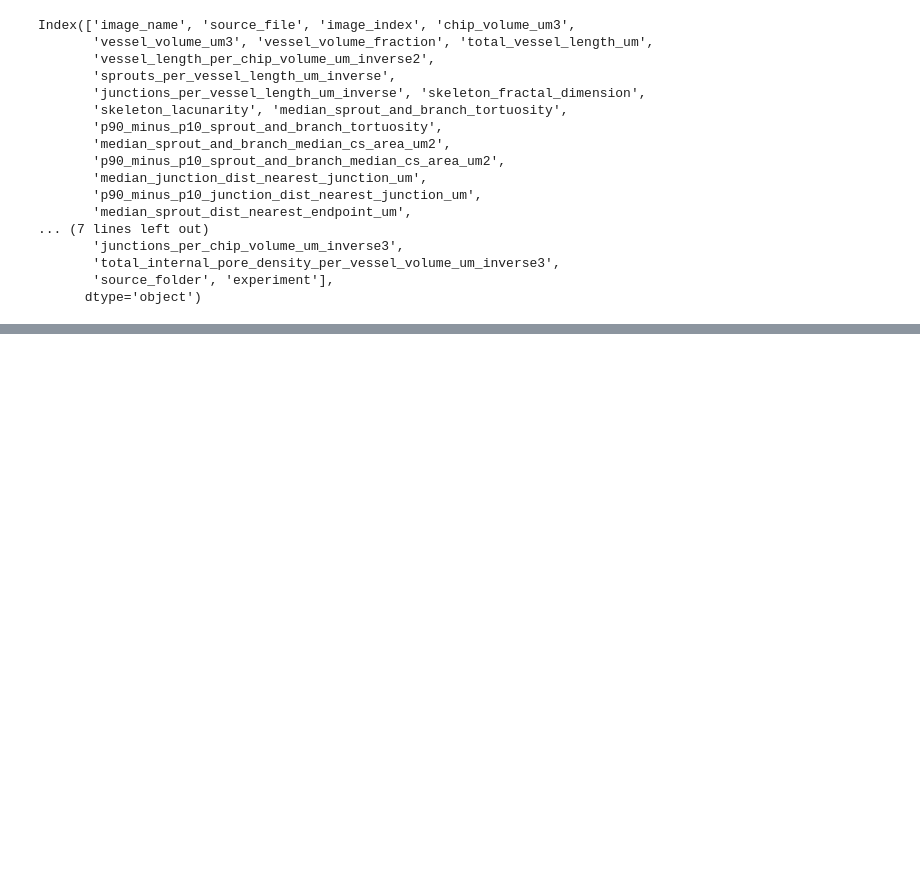
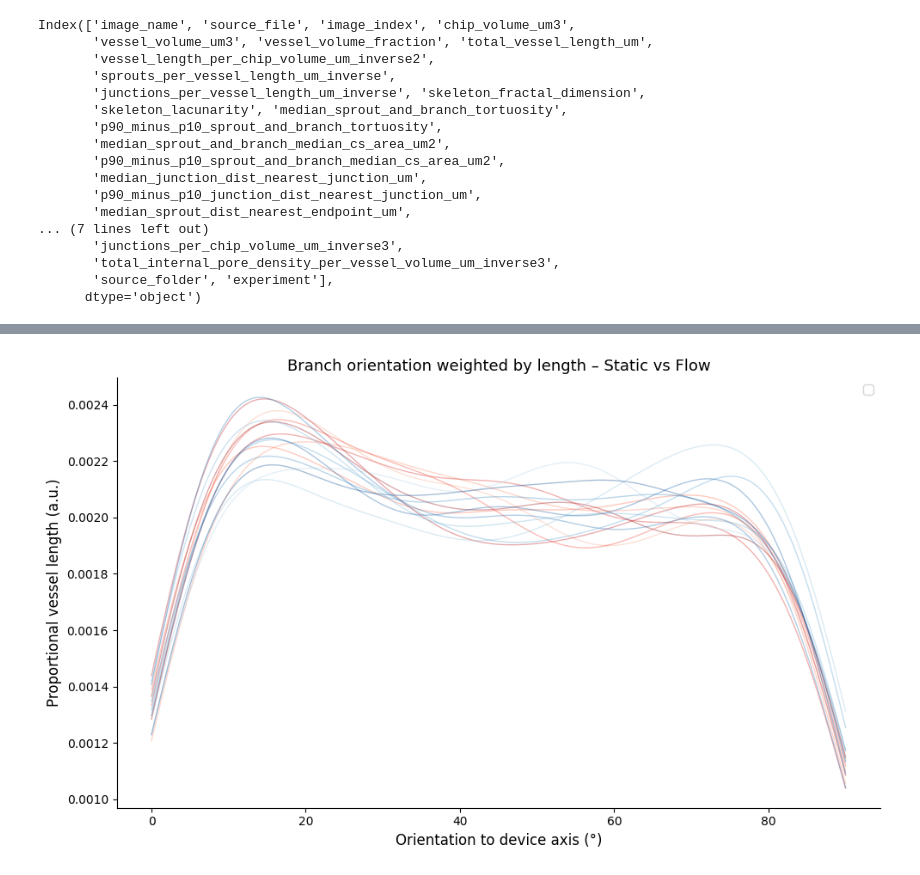
Before and after one commit to isobelth/vascumap, a Jupyter notebook: plotting_outputs.ipynb, the cells around one changed output, grey strips where cells are left out. Drawn from its saved outputs; the diff is of its cells as text; code cells hidden in the pictures; blank space fills up the shorter version.

```diff
--- a/plotting_outputs.ipynb
+++ b/plotting_outputs.ipynb
@@ -150,0 +233,3 @@ Index(['image_name', 'source_file', 'image_index', 'chip_volume_um3',
+# %%
+combined["experiment"] = combined.apply(find_condition, axis=1)
+combined.columns
@@ -150,0 +245,65 @@ Index(['image_name', 'source_file', 'image_index', 'chip_volume_um3',
+# %%
+from scipy.stats import gaussian_kde
+
+# Filter to valid data
+plot_df = combined.dropna(subset=["orientation_to_device_axis_deg", "path_length_um"]).copy()
+plot_df = plot_df[plot_df["experiment"].isin(["static", "flow"])]
+
+# Shared x-axis for evaluation
+x_eval = np.linspace(plot_df["orientation_to_device_axis_deg"].min(),
+                      plot_df["orientation_to_device_axis_deg"].max(), 500)
+
+# Colour maps: shades of red for static, shades of blue for flow
+from matplotlib.cm import Reds, Blues
+
+static_images = sorted(plot_df[plot_df["experiment"] == "static"]["image_name"].unique())
+flow_images   = sorted(plot_df[plot_df["experiment"] == "flow"]["image_name"].unique())
+
+static_colors = [Reds(0.3 + 0.6 * i / max(len(static_images) - 1, 1)) for i in range(len(static_images))]
+flow_colors   = [Blues(0.3 + 0.6 * i / max(len(flow_images) - 1, 1))   for i in range(len(flow_images))]
+
+fig, ax = plt.subplots(figsize=(10, 6))
+
+# Store KDE values for computing the mean curve
+static_kdes = []
+flow_kdes   = []
+
+# --- Per-image length-weighted KDE ---
+for img_name, color in zip(static_images, static_colors):
+    sub = plot_df[plot_df["image_name"] == img_name]
+    angles  = sub["orientation_to_device_axis_deg"].values
+    lengths = sub["path_length_um"].values
+    weights = lengths / lengths.sum()          # normalise weights
+    kde = gaussian_kde(angles, weights=weights, bw_method=0.3)
+    y = kde(x_eval)
+    y = y / y.sum()                            # normalise area so curves are comparable
+    ax.plot(x_eval, y, color=color, alpha=0.35, linewidth=1)
+    static_kdes.append(y)
+
+for img_name, color in zip(flow_images, flow_colors):
+    sub = plot_df[plot_df["image_name"] == img_name]
+    angles  = sub["orientation_to_device_axis_deg"].values
+    lengths = sub["path_length_um"].values
+    weights = lengths / lengths.sum()
+    kde = gaussian_kde(angles, weights=weights, bw_method=0.3)
+    y = kde(x_eval)
+    y = y / y.sum()
+    ax.plot(x_eval, y, color=color, alpha=0.35, linewidth=1)
+    flow_kdes.append(y)
+
+# --- Mean curves ---
+mean_static = np.mean(static_kdes, axis=0)
+mean_flow   = np.mean(flow_kdes, axis=0)
+
+# ax.plot(x_eval, mean_static, color="red",  linewidth=2.5, label=f"Mean Static  (n={len(static_images)})")
+# ax.plot(x_eval, mean_flow,   color="blue", linewidth=2.5, label=f"Mean Flow  (n={len(flow_images)})")
+
+ax.set_xlabel("Orientation to device axis (°)", fontsize=12)
+ax.set_ylabel("Proportional vessel length (a.u.)", fontsize=12)
+ax.set_title("Branch orientation weighted by length – Static vs Flow", fontsize=13)
+ax.legend(fontsize=11)
+sns.despine()
+plt.tight_layout()
+plt.show()
+# %% [output]
+[figure, added]
```
Also changed, not shown: parts of 13 cells of this notebook, 3 other files.
